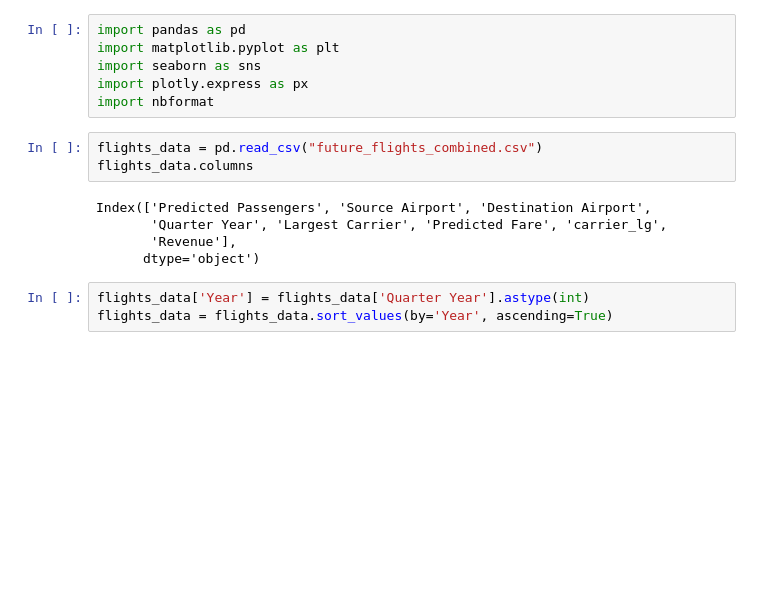
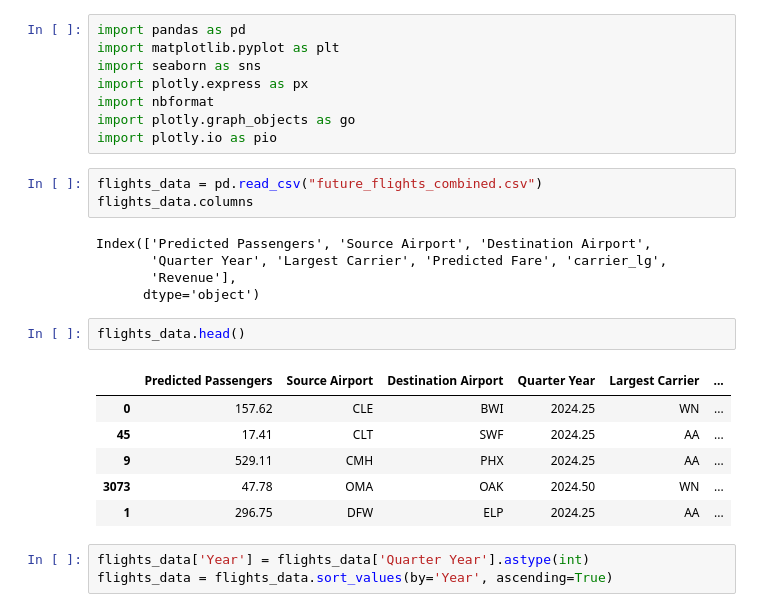
Before and after one commit to sasaigoli05/CDC-datathon, a Jupyter notebook: bar_graph.ipynb, the cells around one changed output. Drawn from its saved outputs; the diff is of its cells as text; blank space fills up the shorter version.

```diff
--- a/bar_graph.ipynb
+++ b/bar_graph.ipynb
@@ -4,6 +4,8 @@ import matplotlib.pyplot as plt
 import seaborn as sns
 import plotly.express as px
 import nbformat
+import plotly.graph_objects as go
+import plotly.io as pio
 # %%
 flights_data = pd.read_csv("future_flights_combined.csv")
 flights_data.columns
@@ -12,6 +14,15 @@ Index(['Predicted Passengers', 'Source Airport', 'Destination Airport',
        'Quarter Year', 'Largest Carrier', 'Predicted Fare', 'carrier_lg',
        'Revenue'],
       dtype='object')
+# %%
+flights_data.head()
+# %% [output]
+|  | Predicted Passengers | Source Airport | Destination Airport | Quarter Year | Largest Carrier | ... |
+| 0 | 157.62 | CLE | BWI | 2024.25 | WN | ... |
+| 45 | 17.41 | CLT | SWF | 2024.25 | AA | ... |
+| 9 | 529.11 | CMH | PHX | 2024.25 | AA | ... |
+| 3073 | 47.78 | OMA | OAK | 2024.50 | WN | ... |
+| 1 | 296.75 | DFW | ELP | 2024.25 | AA | ... |
 # %%
 flights_data['Year'] = flights_data['Quarter Year'].astype(int)
 flights_data = flights_data.sort_values(by='Year', ascending=True)
```
Also changed, not shown: parts of 1 cell of this notebook.
